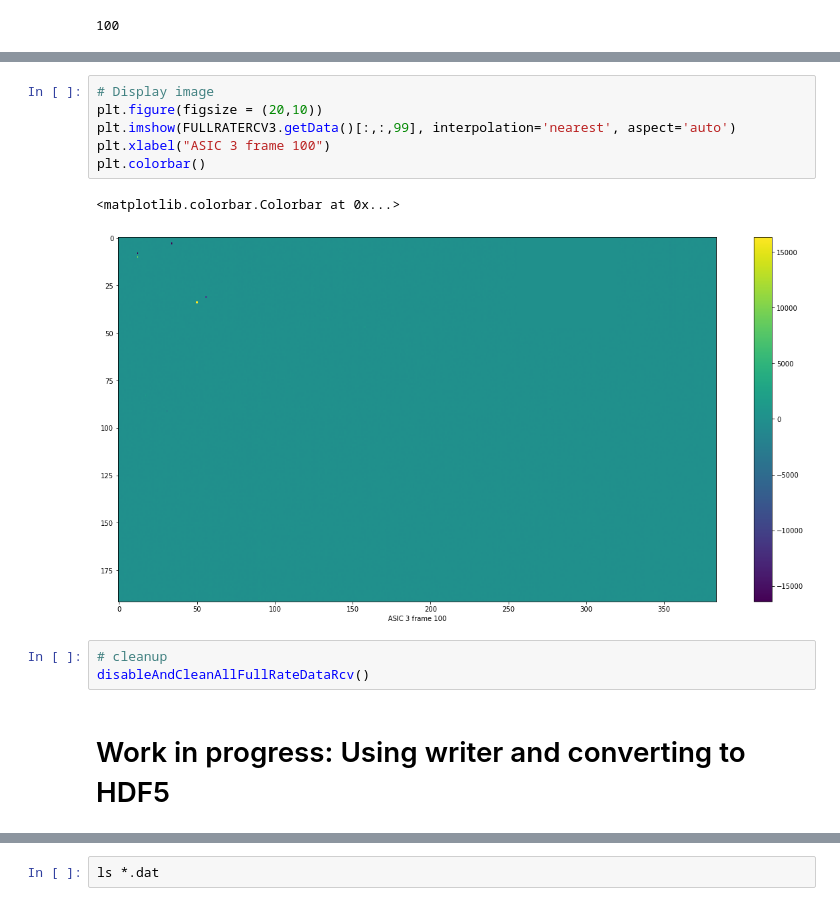
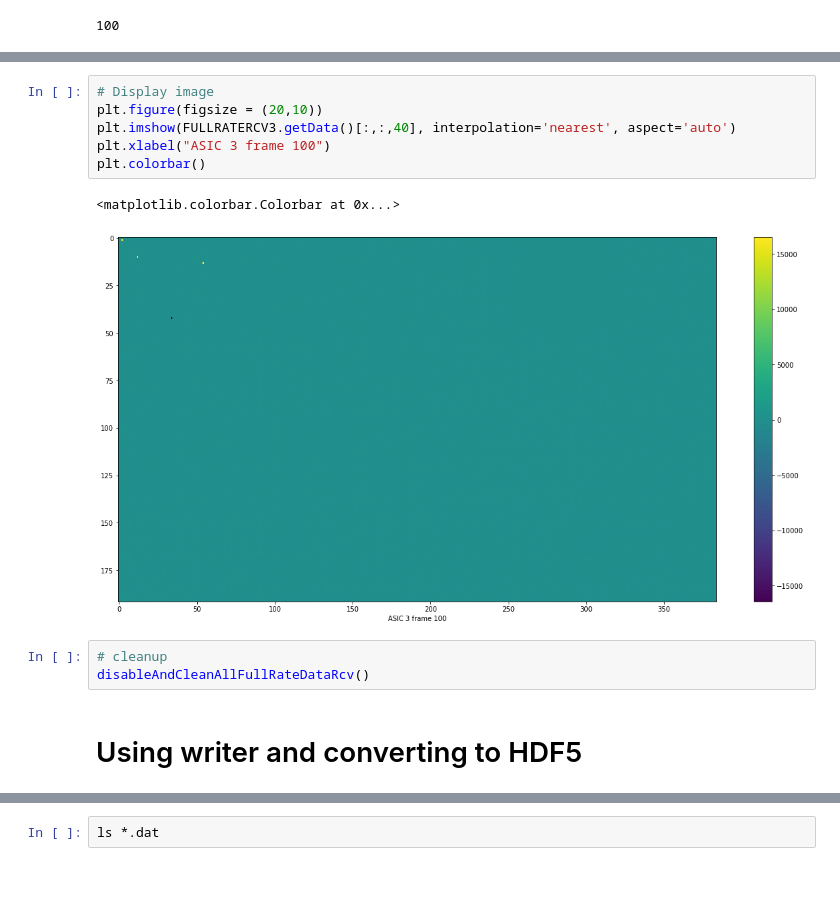
Before and after one commit to slaclab/epix-hr-m-320k, a Jupyter notebook: software/notebook/notebookTemplate.ipynb, the cells around one changed output, grey strips where cells are left out. Saved outputs shown, nothing was run; the diff lists cells and outputs as text; blank space fills up the shorter version.

Commit message:
Did some optimization and cleanup. Increased timeout.

```diff
--- a/software/notebook/notebookTemplate.ipynb
+++ b/software/notebook/notebookTemplate.ipynb
@@ -356,17 +372,17 @@ Data processed
-# %%
-# Display image
-plt.figure(figsize = (20,10))
-plt.imshow(FULLRATERCV3.getData()[:,:,99], interpolation='nearest', aspect='auto')
-plt.xlabel("ASIC 3 frame 100")
-plt.colorbar()
-# %% [output]
-<matplotlib.colorbar.Colorbar at 0x...>
-[figure, removed]
-# %%
-# cleanup
-disableAndCleanAllFullRateDataRcv()
+# %%
+# Display image
+plt.figure(figsize = (20,10))
+plt.imshow(FULLRATERCV3.getData()[:,:,40], interpolation='nearest', aspect='auto')
+plt.xlabel("ASIC 3 frame 100")
+plt.colorbar()
+# %% [output]
+<matplotlib.colorbar.Colorbar at 0x...>
+[figure, added]
+# %%
+# cleanup
+disableAndCleanAllFullRateDataRcv()
 # %% [markdown]
-# Work in progress: Using writer and converting to HDF5
+# Using writer and converting to HDF5
 # %%
 # Set up data acquisition by writing raw to file
 #
```
Also changed, not shown: parts of 18 cells of this notebook, 1 other file.
